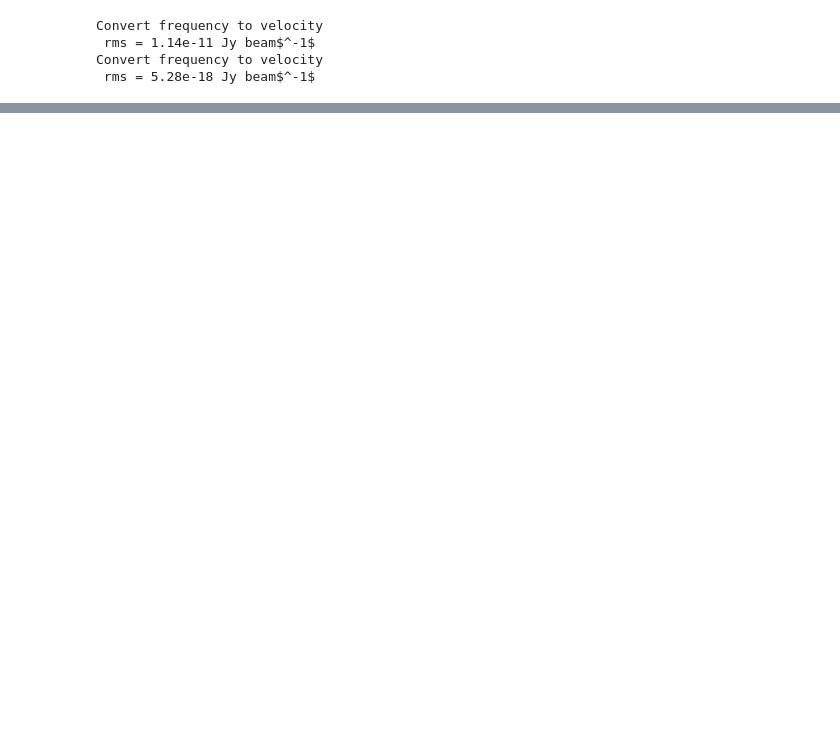
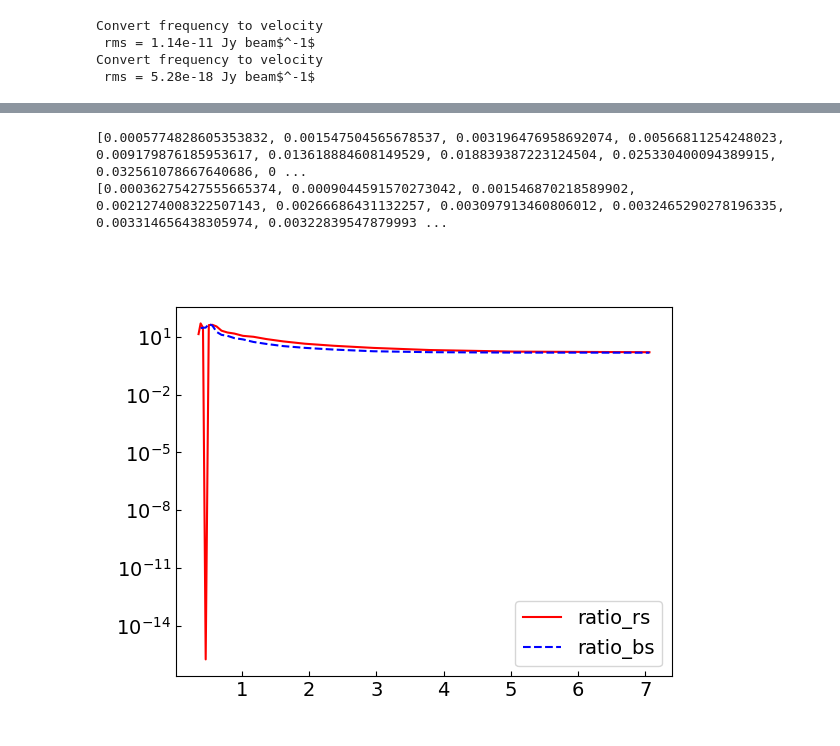
Before and after one commit to mihirtripathi97/DiskModel, a Jupyter notebook: Beam_dil_factor_calculator.ipynb, the cells around one changed output, grey strips where cells are left out. Cells and saved outputs as stored; diff of their text form; code cells hidden in the pictures; blank space fills up the shorter version.

```diff
--- a/Beam_dil_factor_calculator.ipynb
+++ b/Beam_dil_factor_calculator.ipynb
@@ -79,0 +89,19 @@ plt.show()
+# %%
+red_factor = np.divide(Tb_pv_without_beam["Tb_on_point_rs"],Tb_pv_with_beam["Tb_on_point_rs"])
+
+print(Tb_pv_without_beam["Tb_on_point_rs"])
+print(Tb_pv_with_beam["Tb_on_point_rs"])
+blue_factor = np.divide(Tb_pv_without_beam["Tb_on_point_bs"],Tb_pv_with_beam["Tb_on_point_bs"])
+
+fig, axs = plt.subplots()
+
+axs.plot(Tb_pv_without_beam["r_rs"], red_factor, label='ratio_rs', c='r', ls = '-')
+axs.plot(-Tb_pv_with_beam["r_bs"], blue_factor, label='ratio_bs', c='b', ls = '--')
+
+axs.legend()
+axs.set_yscale('log')
+plt.show()
+# %% [output]
+[0.0005774828605353832, 0.001547504565678537, 0.003196476958692074, 0.00566811254248023, 0.009179876185953617, 0.013618884608149529, 0.018839387223124504, 0.025330400094389915, 0.032561078667640686, 0 ...
+[0.00036275427555665374, 0.0009044591570273042, 0.001546870218589902, 0.0021274008322507143, 0.00266686431132257, 0.003097913460806012, 0.0032465290278196335, 0.003314656438305974, 0.00322839547879993 ...
+[figure, added]
```
Also changed, not shown: parts of 4 cells of this notebook, 1 other file.
